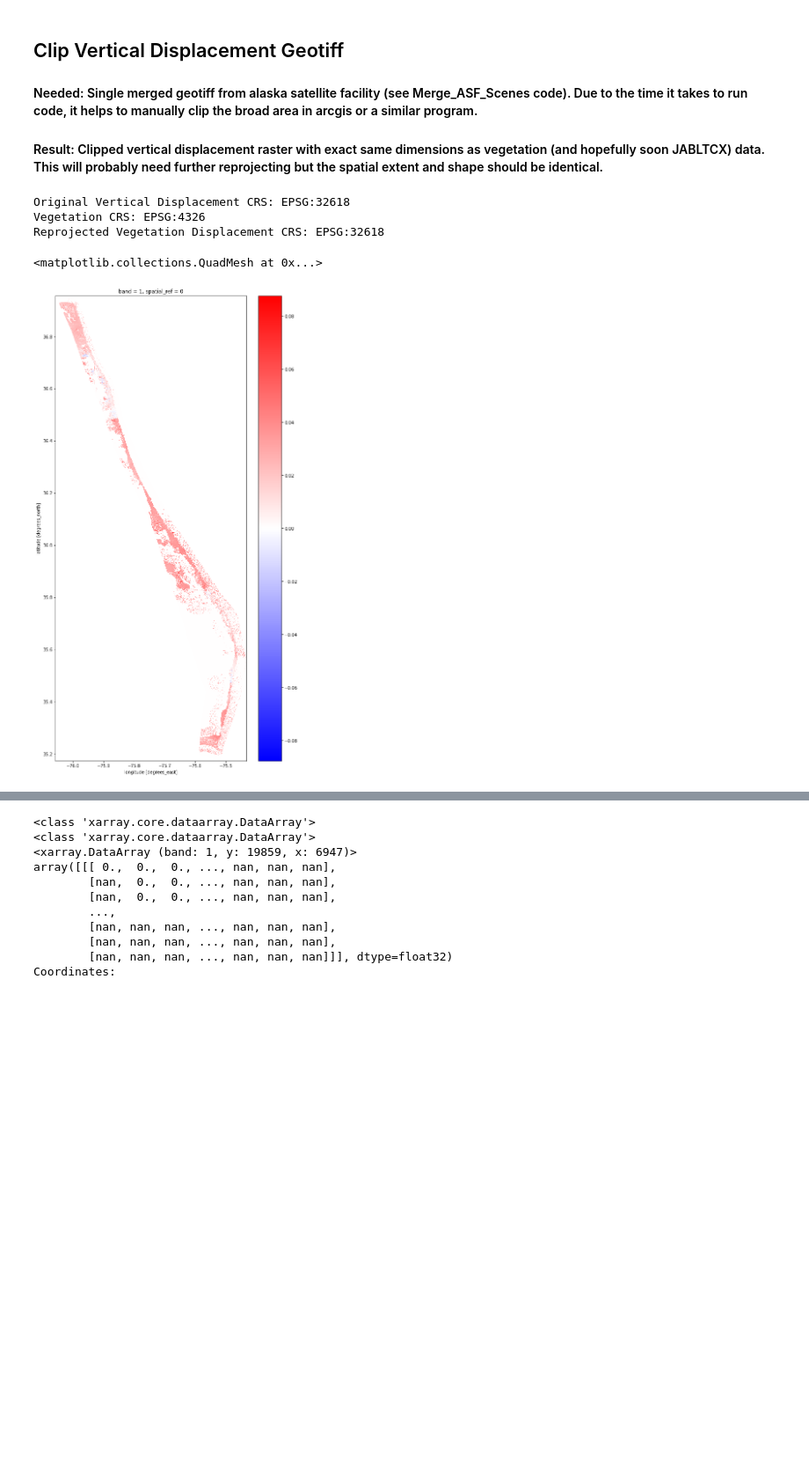
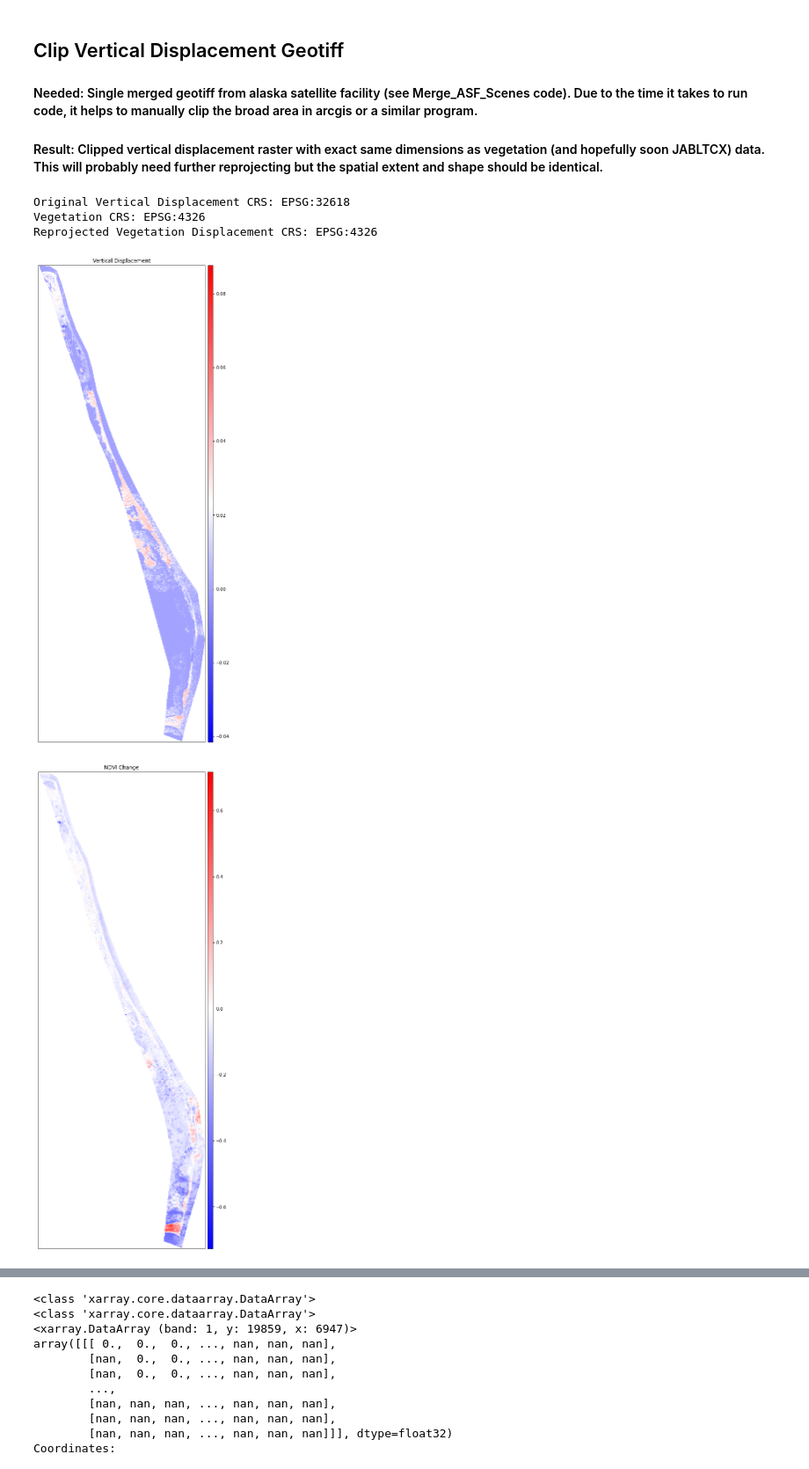
Before and after one commit to tlogie6/Coastal-Bathymetry-Group, a Jupyter notebook: VerticalDisplacement/Code/Clip_Vert_Displacement.ipynb, the cells around one changed output, grey strips where cells are left out. Shown at 88% size. Cells and saved outputs as stored; diff of their text form; code cells hidden in the pictures; blank space fills up the shorter version.

```diff
--- a/VerticalDisplacement/Code/Clip_Vert_Displacement.ipynb
+++ b/VerticalDisplacement/Code/Clip_Vert_Displacement.ipynb
@@ -22,30 +24,31 @@ import scipy.stats as stats
 # first, import the two files that are being reprojected together
 vert_disp = rxr.open_rasterio(
     "../RawData/partial_clipped_10_08_to_11_25_combined.tiff",
-    masked=True,
+    masked=True
 )
 veg_before = rxr.open_rasterio(
-        "../../Vegetation/RawData/NDVI image Before.tif",
-    masked=True,
+    "../../Vegetation/RawData/NDVI image Before.tif",
+    masked=True
 )
 veg_after = rxr.open_rasterio(
-        "../../Vegetation/RawData/NDVI image After.tif",
-    masked=True,
+    "../../Vegetation/RawData/NDVI image After.tif",
+    masked=True
 )
-veg = veg_before - veg_after
+
+veg = veg_after - veg_before
 # %%
 # the crs are likely different for data from different sites. using reproject_match we can get them into the same scheme
 print("Original Vertical Displacement CRS:", vert_disp.rio.crs)
 print("Vegetation CRS:", veg.rio.crs)
 
-veg_new = veg.rio.reproject_match(vert_disp)
+vert_disp_new = vert_disp.rio.reproject_match(veg)
 # the new vertical displacement crs should match the vegetation crs. if not, something has gone wrong.
 # note: this can take a second
-print("Reprojected Vegetation Displacement CRS:", veg_new.rio.crs)
+print("Reprojected Vegetation Displacement CRS:", vert_disp_new.rio.crs)
 # %% [output]
 Original Vertical Displacement CRS: EPSG:32618
 Vegetation CRS: EPSG:4326
-Reprojected Vegetation Displacement CRS: EPSG:32618
+Reprojected Vegetation Displacement CRS: EPSG:4326
 # %%
 # manually input the coordinates of outer banks kml file. this will be used to form a polygon to clip the vertical
 # displacement raster.
@@ -65,8 +68,19 @@ clipped = vert_disp_new.rio.clip(geoms)
 # %%
 # the area of this plot should look like the area of the vegetation raster
 # this can take quite a while, especially with geotiffs that aren't already cut down some
-clipped.plot(figsize = (10,20),
-             cmap="bwr")
+#fig, (ax1, ax2) = plt.subplots(1, 2, sharey=True,figsize=(15,30))
+ep.plot_bands(clipped,
+         title="Vertical Displacement",
+         cmap="bwr",
+         figsize = (10,20)
+        )
+
+ep.plot_bands(veg,
+         title="NDVI Change",
+         cmap = "bwr",
+         figsize = (10,20)
+        )
+plt.show()
 # %% [output]
-<matplotlib.collections.QuadMesh at 0x...>
-[figure, old version]
+[figure, new version]
+[figure, added]
```
Also changed, not shown: parts of 17 cells of this notebook, 13 other files.
